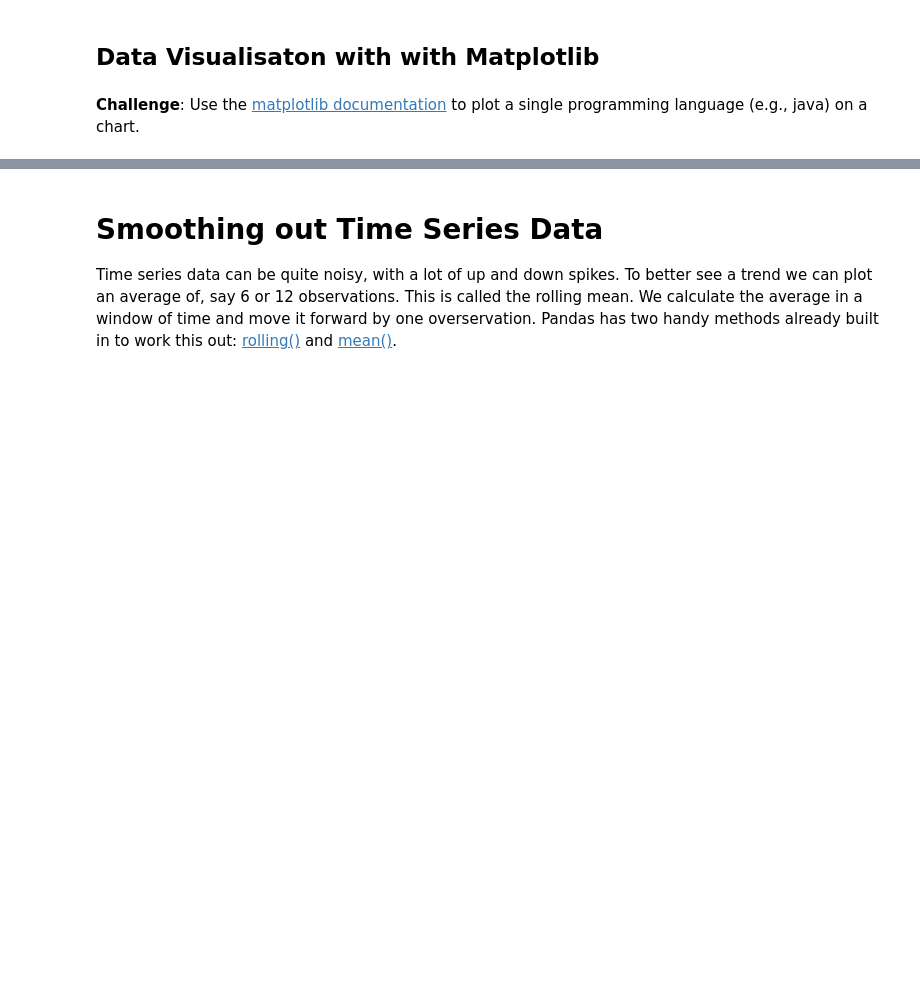
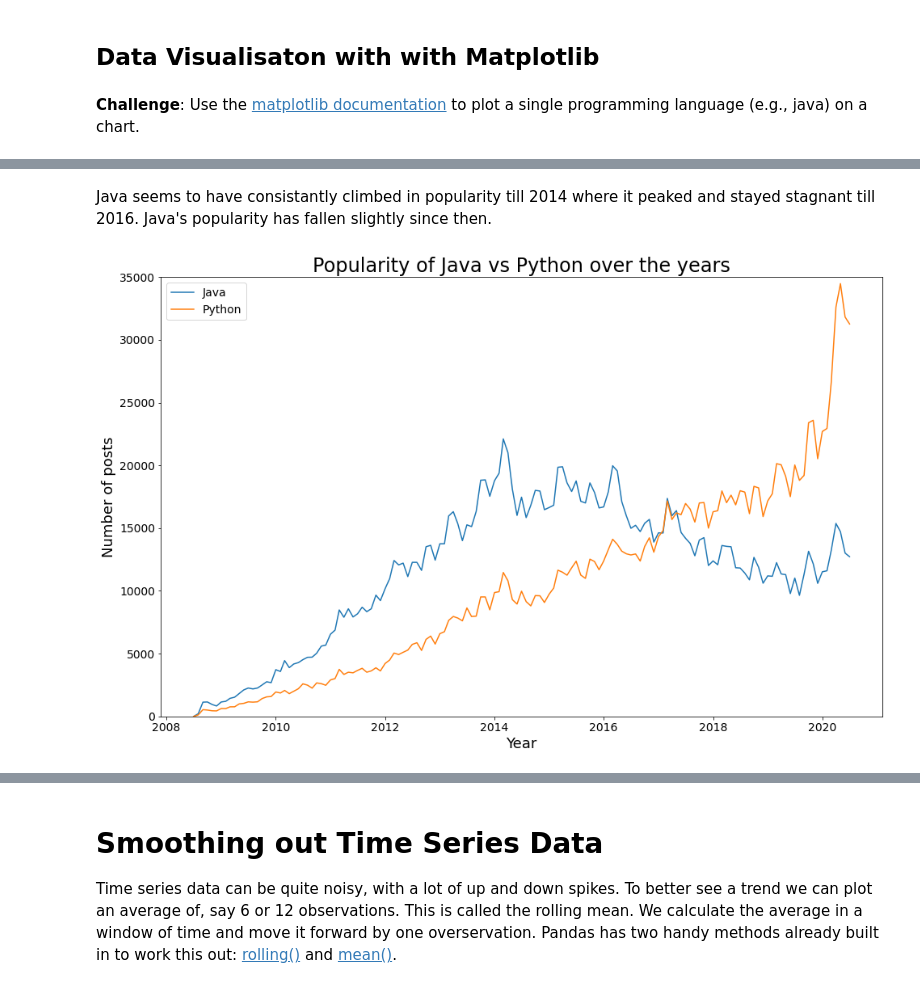
Before and after one commit to msDikshaGarg/Python-100-days-of-code, a Jupyter notebook: Programs/73_programming_languages_dataset/programming_languages.ipynb, the cells around one changed output, grey strips where cells are left out. Saved outputs shown, nothing was run; the diff lists cells and outputs as text; code cells hidden in the pictures; blank space fills up the shorter version.

```diff
--- a/Programs/73_programming_languages_dataset/programming_languages.ipynb
+++ b/Programs/73_programming_languages_dataset/programming_languages.ipynb
@@ -91,0 +199,16 @@ Let's fix the date format to make it more readable. We need to use Pandas to cha
+# %% [markdown]
+Java seems to have consistantly climbed in popularity till 2014 where it peaked and stayed stagnant till 2016. Java's popularity has fallen slightly since then.
+# %%
+plt.figure(figsize=(16,10))
+plt.ylim(0,35000)
+plt.plot(reshaped_languages.index, reshaped_languages['java'], label = "Java")
+plt.plot(reshaped_languages.index, reshaped_languages['python'], label = "Python")
+plt.title("Popularity of Java vs Python over the years", fontsize = 24)
+plt.xlabel("Year", fontsize = 18)
+plt.ylabel("Number of posts", fontsize = 18)
+plt.xticks(fontsize = 14)
+plt.yticks(fontsize = 14)
+plt.legend(fontsize=14)
+plt.show()
+# %% [output]
+[figure, added]
```
Also changed, not shown: parts of 23 cells of this notebook.
